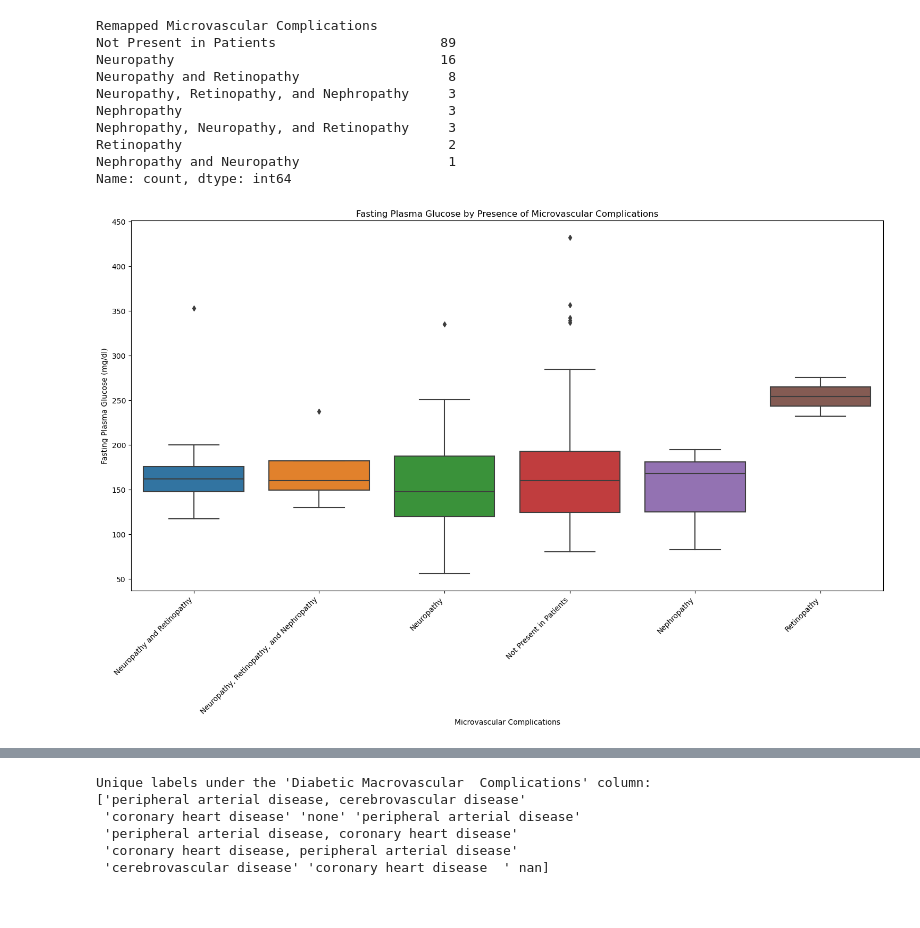
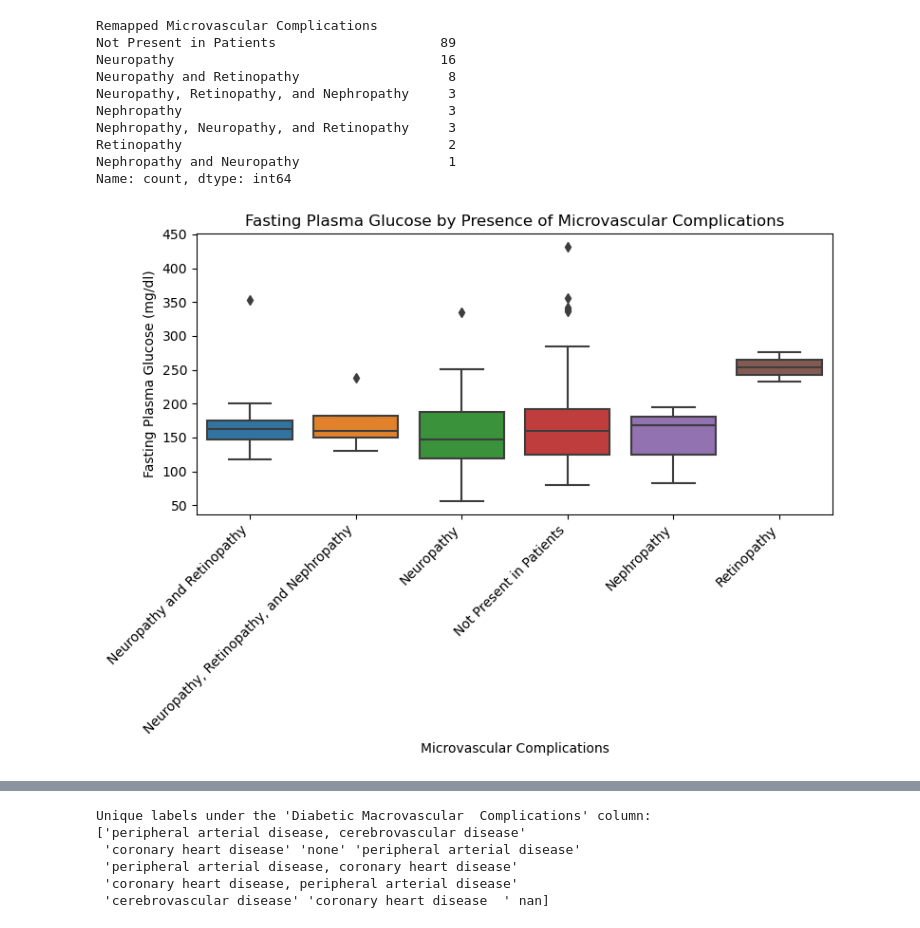
Before and after one commit to LaShawnSykes/Group-3_Project1, a Jupyter notebook: Code/rev_dataset.ipynb, the cells around one changed output, grey strips where cells are left out. Drawn from its saved outputs; the diff is of its cells as text; code cells hidden in the pictures.

```diff
--- a/Code/rev_dataset.ipynb
+++ b/Code/rev_dataset.ipynb
@@ -279,25 +279,25 @@ Name: count, dtype: int64
 # %%
 # Define a function to merge and relabel the categories
 def merge_categories(category):
     if category == 'Neuropathy, Retinopathy, and Nephropathy' or category == 'Nephropathy, Neuropathy, and Retinopathy' or category == 'Nephropathy and Neuropathy':
         return 'Neuropathy, Retinopathy, and Nephropathy'
     else:
         return category
 
 # Apply the function to the 'Diabetic Microvascular Complications' column to create the merged column
 cd1['Microvascular Complications'] = cd1['Remapped Microvascular Complications'].apply(merge_categories)
 
-plt.figure(figsize=(15, 10))
+plt.figure(figsize=(8, 6))
 sns.boxplot(x='Microvascular Complications', y='Fasting Plasma Glucose (mg/dl)', data=cd1)
 plt.title('Fasting Plasma Glucose by Presence of Microvascular Complications')
 plt.xticks(rotation=45, ha='right')
 plt.tight_layout()
 plt.savefig('boxplotfastingplasma.png')
 plt.show()
 
 # The whisker appearing on just the bottom of 'Neuropathy, Retinopathy, and Nephropathy' indicates the max value/s are closer to the mean
 # and not far enough to be measured in a seperate quartile. Even though it still contains a single outlier on the high end.
 # %% [output]
-[figure, old version]
+[figure, new version]
 # %%
 # Visualization 4: Line Plot of HbA1c Levels Over Time
```
Also changed, not shown: parts of 7 cells of this notebook, 9 other files.
